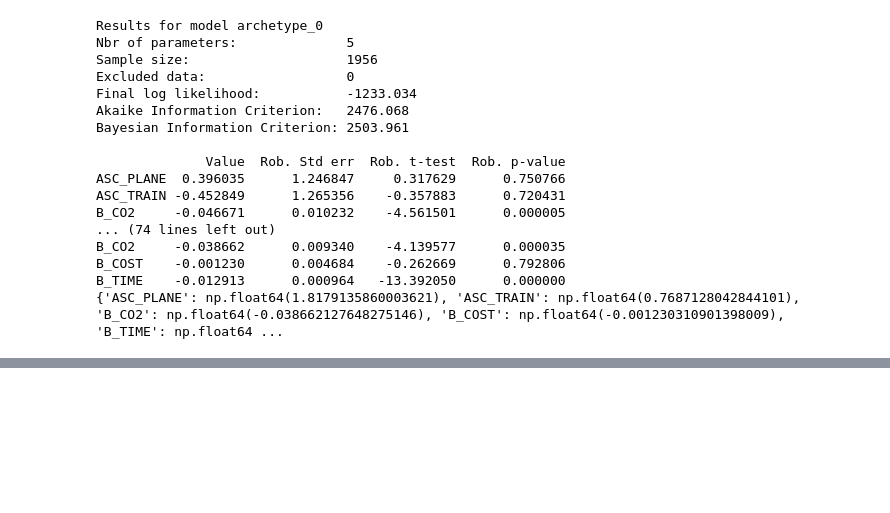
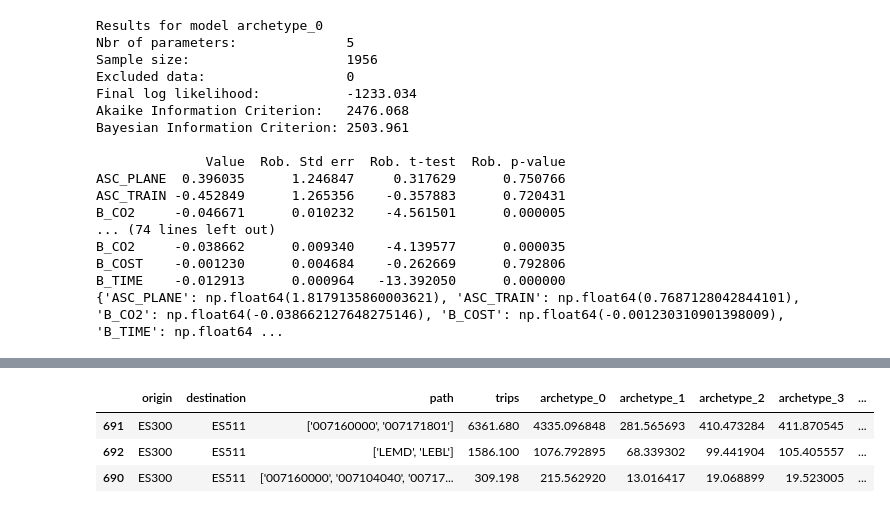
Before and after one commit to UoW-ATM/MultiModX, a Jupyter notebook: notebooks/new_trip_to_paths_1.ipynb, the cells around one changed output, grey strips where cells are left out. Cells and saved outputs as stored; diff of their text form; code cells hidden in the pictures; blank space fills up the shorter version.

```diff
--- a/notebooks/new_trip_to_paths_1.ipynb
+++ b/notebooks/new_trip_to_paths_1.ipynb
@@ -1542,0 +1401,7 @@ possible_itineraries_clustered_pareto_2_connections_repeated.head()
+# %%
+trips_logit[(trips_logit["origin"]=="ES300")&(trips_logit["destination"]=="ES511")]
+# %% [output]
+|  | origin | destination | path | trips | archetype_0 | archetype_1 | archetype_2 | archetype_3 | ... |
+| 691 | ES300 | ES511 | ['007160000', '007171801'] | 6361.680 | 4335.096848 | 281.565693 | 410.473284 | 411.870545 | ... |
+| 692 | ES300 | ES511 | ['LEMD', 'LEBL'] | 1586.100 | 1076.792895 | 68.339302 | 99.441904 | 105.405557 | ... |
+| 690 | ES300 | ES511 | ['007160000', '007104040', '00717... | 309.198 | 215.562920 | 13.016417 | 19.068899 | 19.523005 | ... |
```
Also changed, not shown: parts of 64 cells of this notebook, 1 other file.
